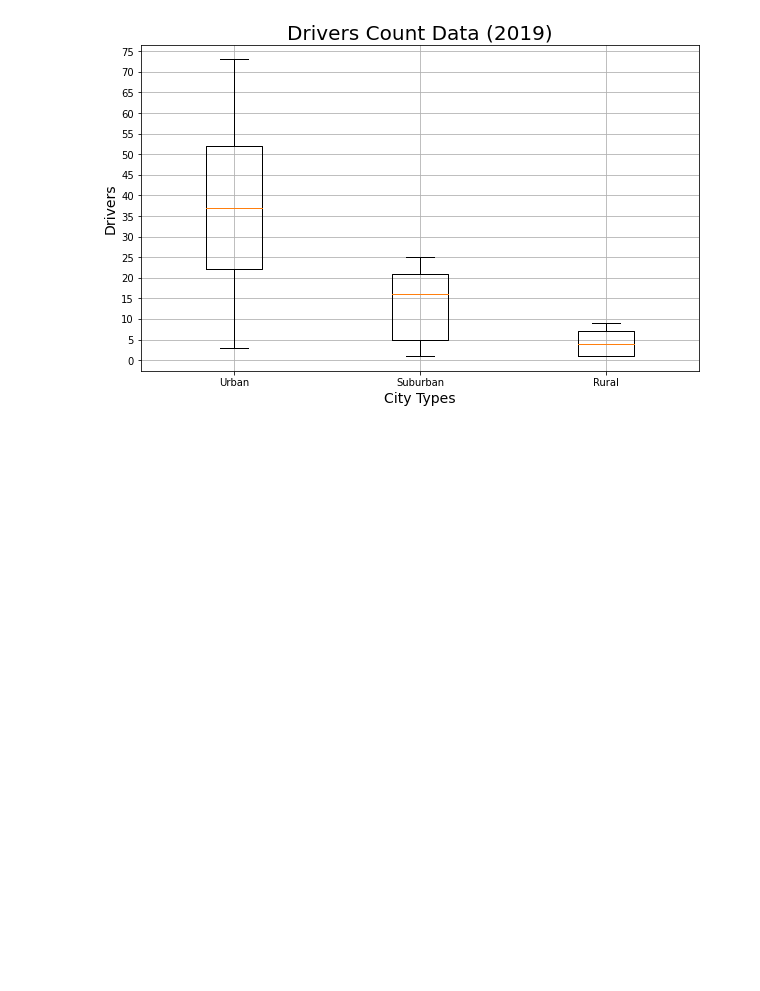
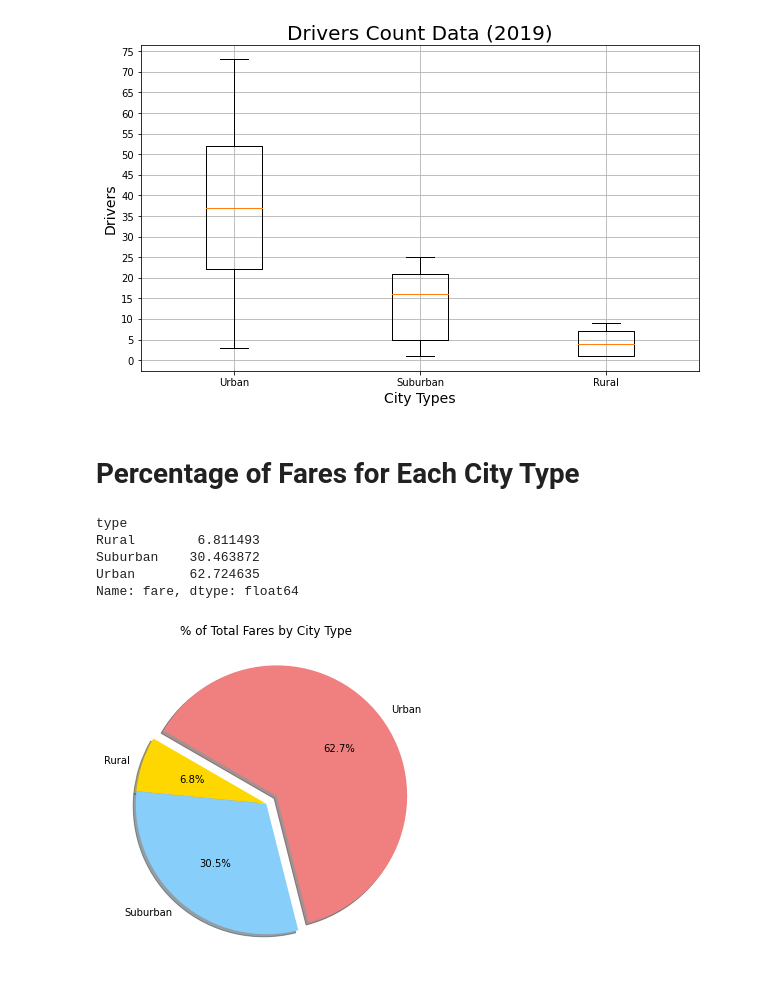
Before and after one commit to RebecaOsorio/PyBer_Analysis, a Jupyter notebook: PyBer.ipynb, the cells around one changed output. Saved outputs shown, nothing was run; the diff lists cells and outputs as text; code cells hidden in the pictures; blank space fills up the shorter version.

Commit message:
Percentage of Fares for Each City Type

```diff
--- a/PyBer.ipynb
+++ b/PyBer.ipynb
@@ -820,3 +445,37 @@ plt.savefig("analysis/Fig4.png")
 plt.show()
 # %% [output]
 [figure]
+# %% [markdown]
+# Percentage of Fares for Each City Type
+# %%
+fares_by_city_type = pyber_data_df.groupby("type").sum()["fare"]
+total_fares = pyber_data_df.sum()["fare"]
+percentage_fares_by_city_type = fares_by_city_type / total_fares * 100
+# %%
+percentage_fares_by_city_type
+# %% [output]
+type
+Rural        6.811493
+Suburban    30.463872
+Urban       62.724635
+Name: fare, dtype: float64
+# %%
+# Import mpl to change the plot configurations using rcParams.
+import matplotlib as mpl
+# Build Pie Chart
+plt.subplots(figsize=(10, 6))
+plt.pie(percentage_fares_by_city_type,
+        labels=[i for i in percentage_fares_by_city_type.index],
+        colors=["gold", "lightskyblue", "lightcoral"],
+        explode=[0, 0, 0.1],
+        autopct='%1.1f%%',
+        shadow=True, startangle=150)
+plt.title("% of Total Fares by City Type")
+# Change the default font size from 10 to 14.
+mpl.rcParams['font.size'] = 14
+# Save Figure
+plt.savefig("analysis/Fig5.png")
+# Show Figure
+plt.show()
+# %% [output]
+[figure, added]
```
Also changed, not shown: parts of 59 cells of this notebook, 1 other file.
